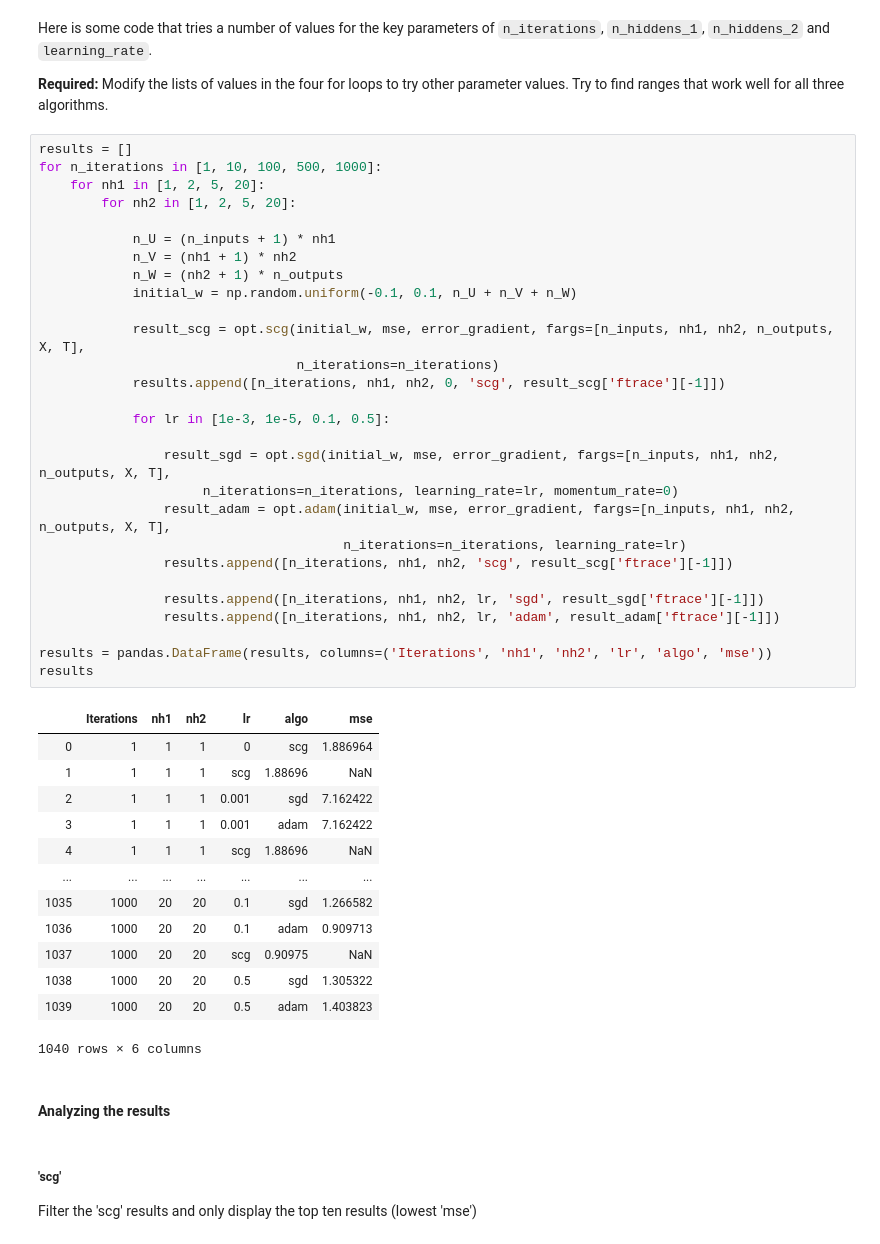
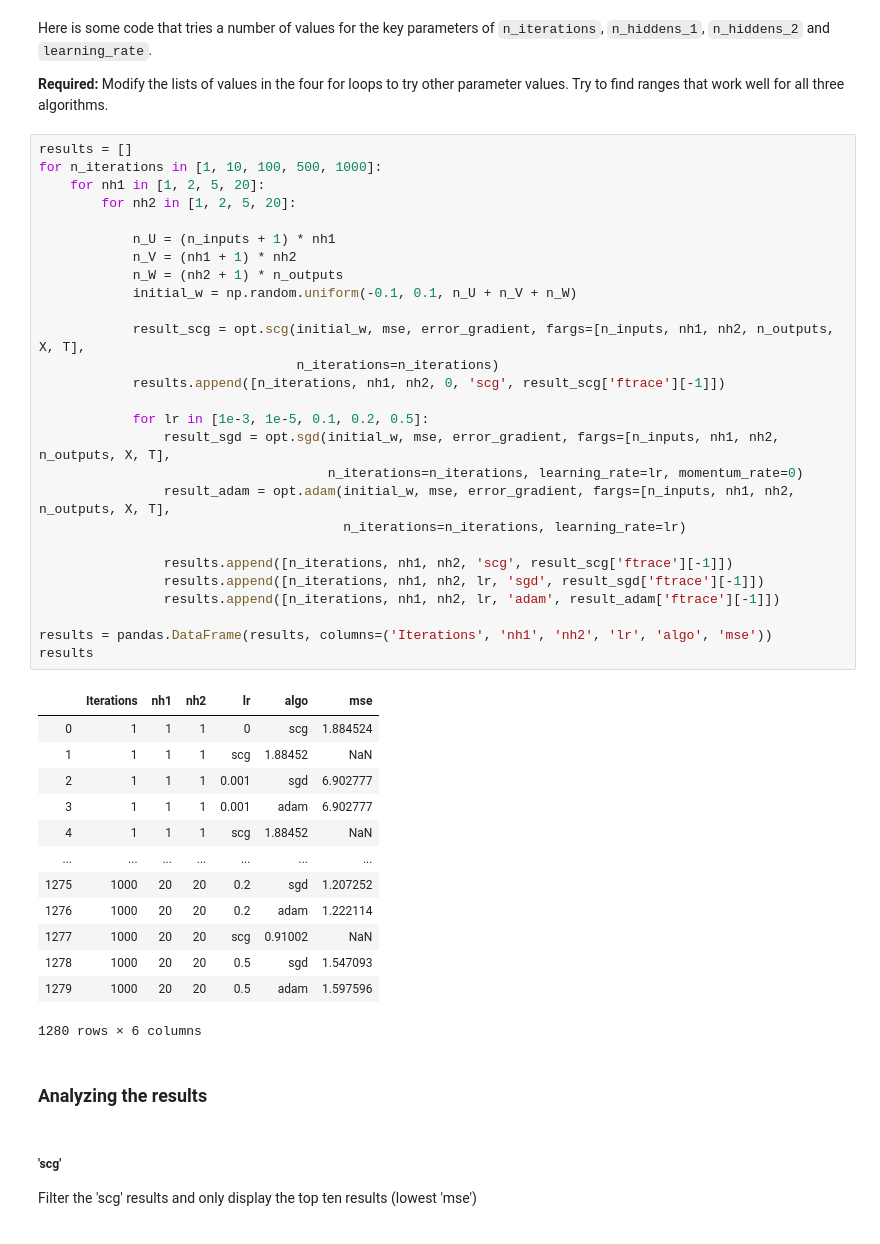
Before and after one commit to bstaab/CS545_MachineLearning, a Jupyter notebook: assignments/A2/Staab-A2.ipynb, the cells around one changed output. Drawn from its saved outputs; the diff is of its cells as text.

```diff
--- a/assignments/A2/Staab-A2.ipynb
+++ b/assignments/A2/Staab-A2.ipynb
@@ -386,47 +390,46 @@ Here is some code that tries a number of values for the key parameters of `n_ite
 # %%
 results = []
 for n_iterations in [1, 10, 100, 500, 1000]:
     for nh1 in [1, 2, 5, 20]:
         for nh2 in [1, 2, 5, 20]:
 
             n_U = (n_inputs + 1) * nh1
             n_V = (nh1 + 1) * nh2
             n_W = (nh2 + 1) * n_outputs
             initial_w = np.random.uniform(-0.1, 0.1, n_U + n_V + n_W)
 
             result_scg = opt.scg(initial_w, mse, error_gradient, fargs=[n_inputs, nh1, nh2, n_outputs, X, T],
                                  n_iterations=n_iterations)
             results.append([n_iterations, nh1, nh2, 0, 'scg', result_scg['ftrace'][-1]])
 
-            for lr in [1e-3, 1e-5, 0.1, 0.5]:
-
+            for lr in [1e-3, 1e-5, 0.1, 0.2, 0.5]:
                 result_sgd = opt.sgd(initial_w, mse, error_gradient, fargs=[n_inputs, nh1, nh2, n_outputs, X, T],
-                     n_iterations=n_iterations, learning_rate=lr, momentum_rate=0)
+                                     n_iterations=n_iterations, learning_rate=lr, momentum_rate=0)
                 result_adam = opt.adam(initial_w, mse, error_gradient, fargs=[n_inputs, nh1, nh2, n_outputs, X, T],
                                        n_iterations=n_iterations, learning_rate=lr)
+
                 results.append([n_iterations, nh1, nh2, 'scg', result_scg['ftrace'][-1]])
-
                 results.append([n_iterations, nh1, nh2, lr, 'sgd', result_sgd['ftrace'][-1]])
                 results.append([n_iterations, nh1, nh2, lr, 'adam', result_adam['ftrace'][-1]])
 
 results = pandas.DataFrame(results, columns=('Iterations', 'nh1', 'nh2', 'lr', 'algo', 'mse'))
 results
 # %% [output]
 |  | Iterations | nh1 | nh2 | lr | algo | mse |
-| 0 | 1 | 1 | 1 | 0 | scg | 1.886964 |
-| 1 | 1 | 1 | 1 | scg | 1.88696 | NaN |
-| 2 | 1 | 1 | 1 | 0.001 | sgd | 7.162422 |
-| 3 | 1 | 1 | 1 | 0.001 | adam | 7.162422 |
-| 4 | 1 | 1 | 1 | scg | 1.88696 | NaN |
+| 0 | 1 | 1 | 1 | 0 | scg | 1.884524 |
+| 1 | 1 | 1 | 1 | scg | 1.88452 | NaN |
+| 2 | 1 | 1 | 1 | 0.001 | sgd | 6.902777 |
+| 3 | 1 | 1 | 1 | 0.001 | adam | 6.902777 |
+| 4 | 1 | 1 | 1 | scg | 1.88452 | NaN |
 | ... | ... | ... | ... | ... | ... | ... |
-| 1035 | 1000 | 20 | 20 | 0.1 | sgd | 1.266582 |
-| 1036 | 1000 | 20 | 20 | 0.1 | adam | 0.909713 |
-| 1037 | 1000 | 20 | 20 | scg | 0.90975 | NaN |
-| 1038 | 1000 | 20 | 20 | 0.5 | sgd | 1.305322 |
-| 1039 | 1000 | 20 | 20 | 0.5 | adam | 1.403823 |
+| 1275 | 1000 | 20 | 20 | 0.2 | sgd | 1.207252 |
+| 1276 | 1000 | 20 | 20 | 0.2 | adam | 1.222114 |
+| 1277 | 1000 | 20 | 20 | scg | 0.91002 | NaN |
+| 1278 | 1000 | 20 | 20 | 0.5 | sgd | 1.547093 |
+| 1279 | 1000 | 20 | 20 | 0.5 | adam | 1.597596 |
-1040 rows × 6 columns
+1280 rows × 6 columns
 # %% [markdown]
-#### Analyzing the results
+### Analyzing the results
 # %% [markdown]
 ##### 'scg'
 Filter the 'scg' results and only display the top ten results (lowest 'mse')
```
Also changed, not shown: parts of 24 cells of this notebook.
